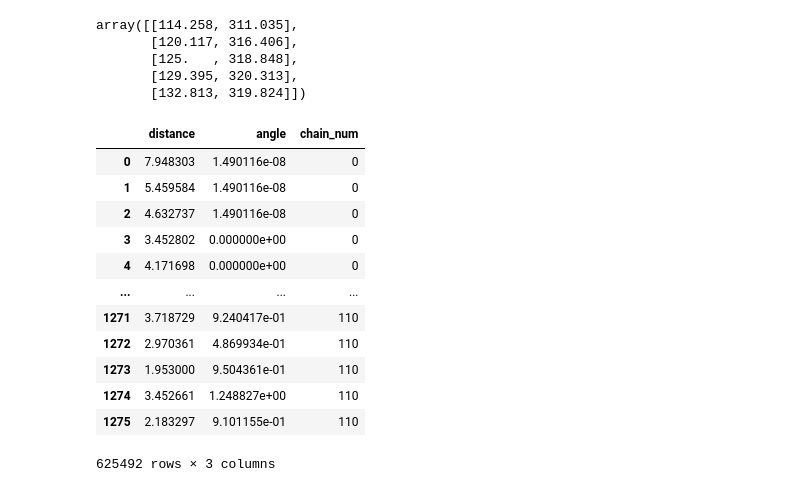
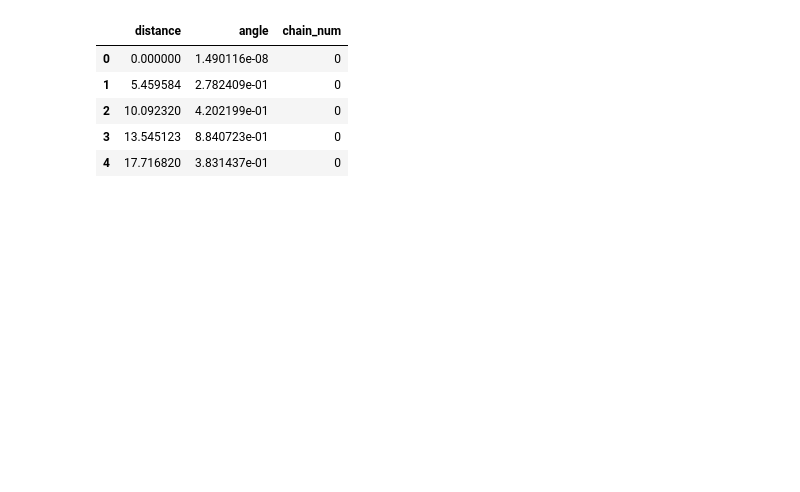
Before and after one commit to Sk0tch/EZ_persistence_length, a Jupyter notebook: Untitled.ipynb, the cells around one changed output. Saved outputs shown, nothing was run; the diff lists cells and outputs as text; code cells hidden in the pictures; blank space fills up the shorter version.

```diff
--- a/Untitled.ipynb
+++ b/Untitled.ipynb
@@ -97,3 +102,23 @@ def parse_data(file_path):
 
 def create_df_by_list(list_chain):
     return pd.DataFrame(list_chain, dtype=float).rename(columns={0:'x', 1:'y'})
+
+def multichain_list_to_frame(chain_list, calc='cos'):
+    if calc == 'cos':
+        return_cos = True
+    elif calc == 'angle':
+        return_cos = False
+    else:
+        print("error name 'calc'")
+        return None
+    df_final = pd.DataFrame()
+    for n, chain_list in tn.tqdm(enumerate(chain_list)):
+        chain = np.array(chain_list, dtype=float)
+        vectors = []
+        for i in (range(len(chain)-1)):
+            vectors.append(LinearMath.make_vector(chain[i], chain[i+1]))
+        distance, angle = avg_angle(vectors, return_cos=return_cos)
+        df_tmp = pd.DataFrame(data=np.dstack((distance, angle))[0], columns=['distance', 'angle'])
+        df_tmp['chain_num'] = n
+        df_final = df_final.append(df_tmp)
+    return df_final
@@ -111,36 +138,11 @@ for i, chain in enumerate(multy_chain):
-# %%
-chain = np.array(multy_chain[0], dtype=float)
-# %% [output]
-array([[114.258, 311.035],
-       [120.117, 316.406],
-       [125.   , 318.848],
-       [129.395, 320.313],
-       [132.813, 319.824]])
 # %%
-df_final = pd.DataFrame()
-for n, chain_list in enumerate(multy_chain):
-    chain = np.array(chain_list, dtype=float)
-    vectors = []
-    for i in range(len(chain)-1):
-        vectors.append(LinearMath.make_vector(chain[i], chain[i+1]))
-    distance, angle = avg_angle(vectors)
-#     da = np.dstack((distance, angle))[0]
-    df_tmp = pd.DataFrame(data=np.dstack((distance, angle))[0], columns=['distance', 'angle'])
-    df_tmp['chain_num'] = n
-    df_final = df_final.append(df_tmp)
+df = multichain_list_to_frame(multy_chain, calc='angle')
 # %%
-df_final
+df.head()
 # %% [output]
 |  | distance | angle | chain_num |
-| 0 | 7.948303 | 1.490116e-08 | 0 |
-| 1 | 5.459584 | 1.490116e-08 | 0 |
-| 2 | 4.632737 | 1.490116e-08 | 0 |
-| 3 | 3.452802 | 0.000000e+00 | 0 |
-| 4 | 4.171698 | 0.000000e+00 | 0 |
-| ... | ... | ... | ... |
-| 1271 | 3.718729 | 9.240417e-01 | 110 |
-| 1272 | 2.970361 | 4.869934e-01 | 110 |
-| 1273 | 1.953000 | 9.504361e-01 | 110 |
-| 1274 | 3.452661 | 1.248827e+00 | 110 |
-| 1275 | 2.183297 | 9.101155e-01 | 110 |
+| 0 | 0.000000 | 1.490116e-08 | 0 |
+| 1 | 5.459584 | 2.782409e-01 | 0 |
+| 2 | 10.092320 | 4.202199e-01 | 0 |
+| 3 | 13.545123 | 8.840723e-01 | 0 |
+| 4 | 17.716820 | 3.831437e-01 | 0 |
-625492 rows × 3 columns
```
Also changed, not shown: parts of 13 cells of this notebook, 4 other files.
